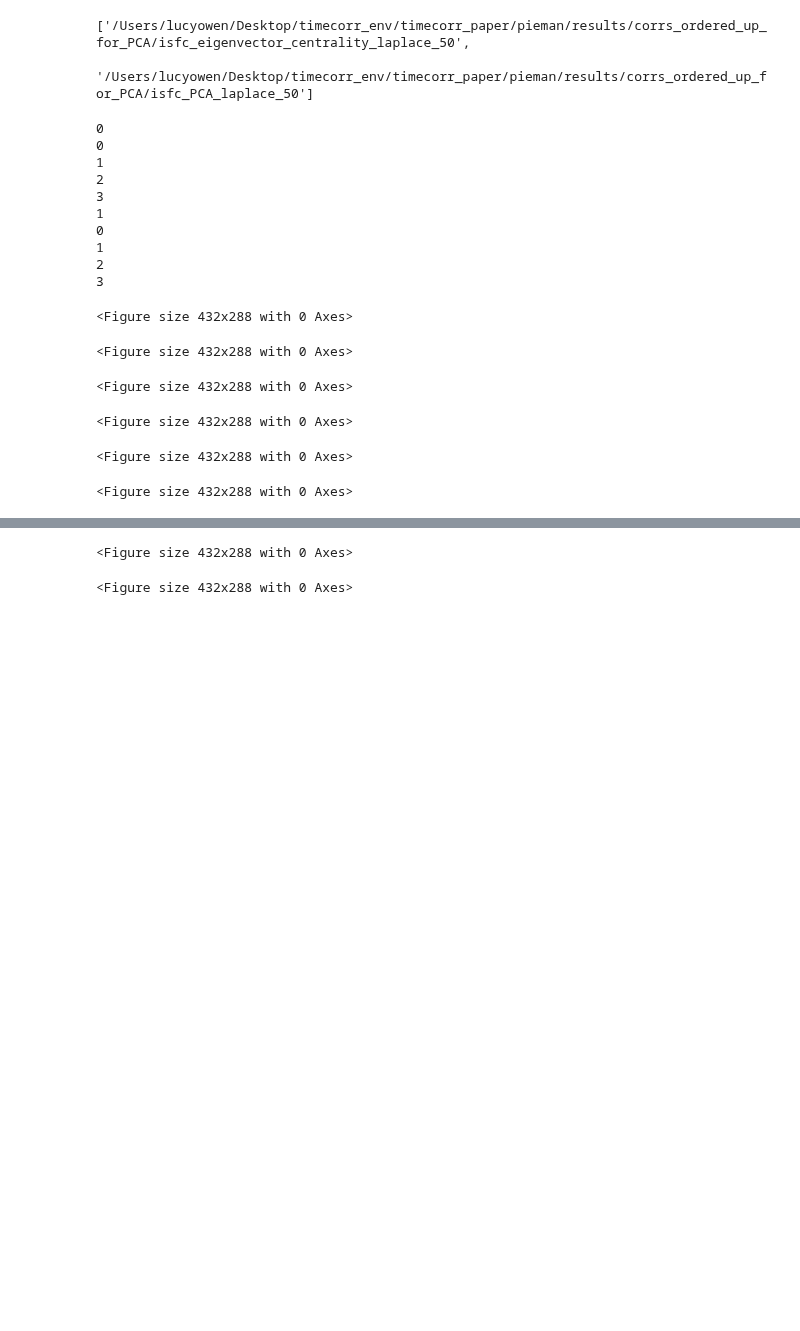
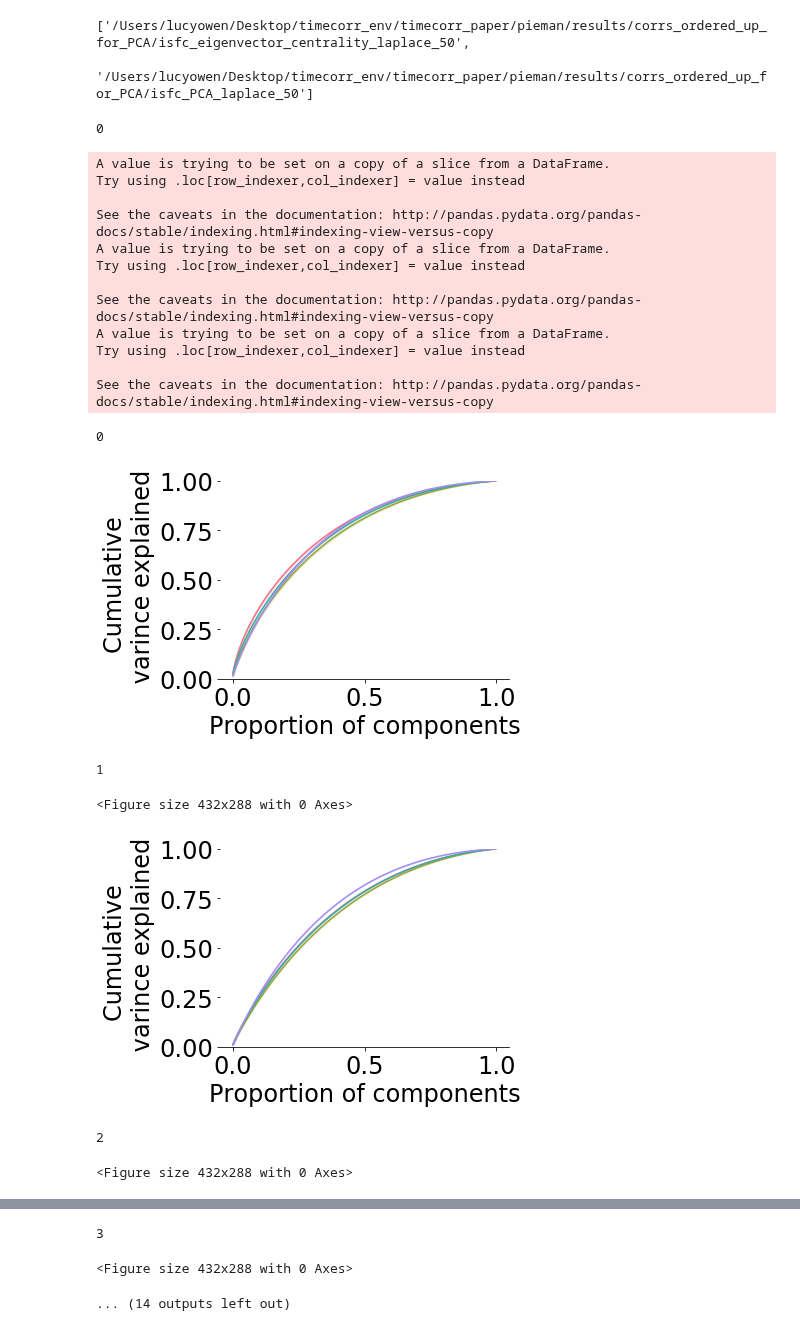
Before and after one commit to ContextLab/timecorr-paper, a Jupyter notebook: code/notebooks/pca_features.ipynb, the cells around one changed output, grey strips where cells are left out. Cells and saved outputs as stored; diff of their text form; code cells hidden in the pictures; blank space fills up the shorter version.

```diff
--- a/code/notebooks/pca_features.ipynb
+++ b/code/notebooks/pca_features.ipynb
@@ -76,6 +76,8 @@ levels = np.arange(0,4,1)
 conditions = ['intact', 'paragraph', 'rest', 'word']
 
 #colors = sns.color_palette("cubehelix", 4)
+
+thres_data = pd.DataFrame()
 
 for r in np.arange(2):
     print(r)
@@ -99,48 +101,81 @@ for r in np.arange(2):
                 pc_data['condition'] = np.matlib.repmat(cond, np.cumsum(pca.explained_variance_ratio_).shape[0], 1)
                 pc_data['subject'] = np.matlib.repmat(p, np.cumsum(pca.explained_variance_ratio_).shape[0], 1)
                 pc_data['components'] = pc_data.index
+                pc_data['total components'] = pc_data.components.max() + 1
+                pc_data['percent components'] = pc_data['components']/pc_data['total components']
+
+                absolute_val_array = np.abs(pc_data.variance.values - .85)
+                smallest_difference_index = absolute_val_array.argmin()
+                closest_element = pc_data.variance.values[smallest_difference_index]
+                mask = pc_data.variance.values == closest_element
+                pc_data_thres = pc_data[mask]
+                pc_data_thres['level'] = l
+                pc_data_thres['reduction'] = Reduction_type[r]
+                pc_data_thres['total components'] = pc_data.components.max() + 1
+                if thres_data.empty:
+                    thres_data = pc_data_thres
+                else:
+                    thres_data = thres_data.append(pc_data_thres)
+
+
                 if full_pca_data.empty:
                     full_pca_data = pc_data
                 else:
                     full_pca_data = full_pca_data.append(pc_data)
         print(str(l))
+
+
         fig, ax = plt.subplots()
-        sns.lineplot(x="components", y="variance",
+#         sns.lineplot(x="components", y="variance",
+#                      hue="condition",
+#                      data=full_pca_data, ax=ax, palette=cmap, hue_order=['intact', 'paragraph', 'word', 'rest'])
+        sns.lineplot(x='percent components', y="variance",
                      hue="condition",
                      data=full_pca_data, ax=ax, palette=cmap, hue_order=['intact', 'paragraph', 'word', 'rest'])
         sns.despine(ax=ax, left=True)
+        if r == 1:
+            ax.lines[0].set_linestyle("--")
+            ax.lines[1].set_linestyle("--")
+            ax.lines[2].set_linestyle("--")
+            ax.lines[3].set_linestyle("--")
         #ax.set_title('Cumulative varince explained')
         ax.set_ylabel('Cumulative \n varince explained',fontsize=24)
-        ax.set_xlabel('Number of components',fontsize=24)
+        #ax.set_xlabel('Number of components',fontsize=24)
+        ax.set_xlabel('Proportion of components',fontsize=24)
         ax.tick_params(axis='both', which='major', labelsize=24)
         ax.tick_params(axis='both', which='minor', labelsize=20)
         ax.set_ylim(0, 1)
         ax.legend().set_visible(False)
 
     #     ax.hlines(y=50, xmin=0, xmax=100, linewidth=2, color='r')
     #     #ax.legend(loc='center right', bbox_to_anchor=(1.6, 0.75), ncol=1)
     #     leg = ax.legend(loc='center right', bbox_to_anchor=(1.75, 0.75), ncol=1,fontsize=24)
     #     for line in leg.get_lines():
     #         line.set_linewidth(4.0)
 
         outfile = os.path.join(figdir, 'pca_700_nodes_level_' + str(l+1) + '_' + Reduction_type[r] + '.pdf')
         plt.tight_layout()
-        plt.savefig(outfile)
+        plt.show()
+        #plt.savefig(outfile)
         plt.clf()
 # %% [output]
 0
-0
-1
-2
-3
-1
-0
-1
-2
-3
-<Figure size 432x288 with 0 Axes>
+A value is trying to be set on a copy of a slice from a DataFrame.
+Try using .loc[row_indexer,col_indexer] = value instead
+
+See the caveats in the documentation: http://pandas.pydata.org/pandas-docs/stable/indexing.html#indexing-view-versus-copy
+A value is trying to be set on a copy of a slice from a DataFrame.
+Try using .loc[row_indexer,col_indexer] = value instead
+
+See the caveats in the documentation: http://pandas.pydata.org/pandas-docs/stable/indexing.html#indexing-view-versus-copy
+A value is trying to be set on a copy of a slice from a DataFrame.
+Try using .loc[row_indexer,col_indexer] = value instead
+
+See the caveats in the documentation: http://pandas.pydata.org/pandas-docs/stable/indexing.html#indexing-view-versus-copy
-<Figure size 432x288 with 0 Axes>
+0
+[figure, added]
-<Figure size 432x288 with 0 Axes>
+1
 <Figure size 432x288 with 0 Axes>
+[figure, added]
-<Figure size 432x288 with 0 Axes>
+2
 <Figure size 432x288 with 0 Axes>
@@ -147,2 +183,3 @@ for r in np.arange(2):
-<Figure size 432x288 with 0 Axes>
+3
 <Figure size 432x288 with 0 Axes>
+... (14 outputs left out)
```
Also changed, not shown: parts of 24 cells of this notebook, 1 other file.
